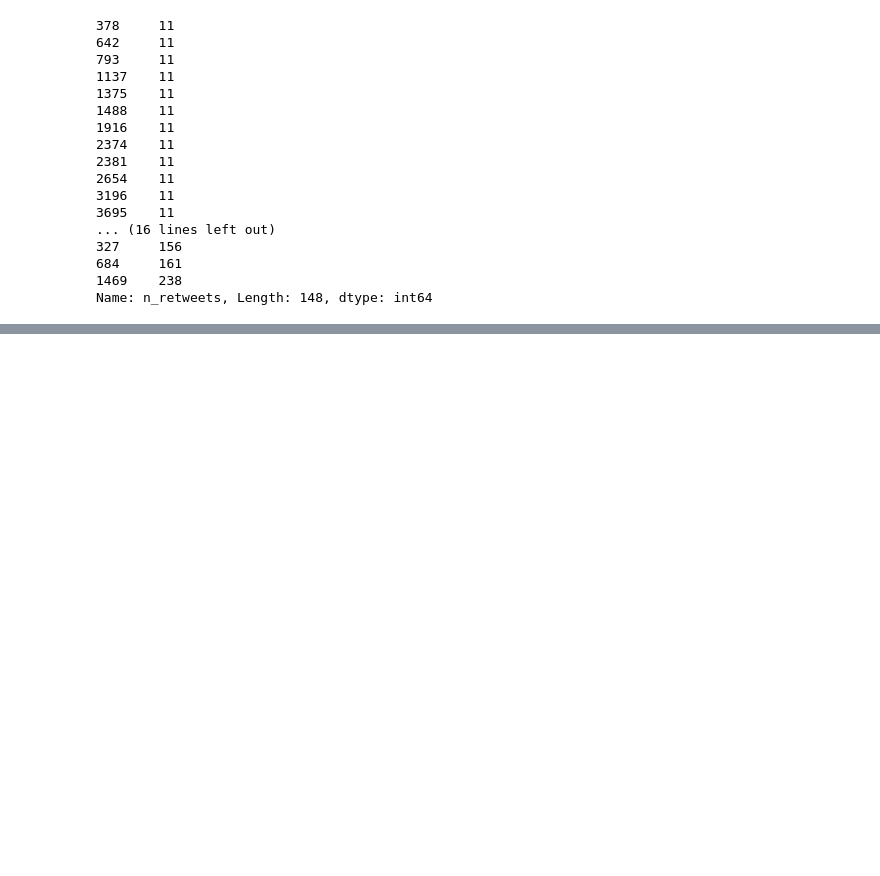
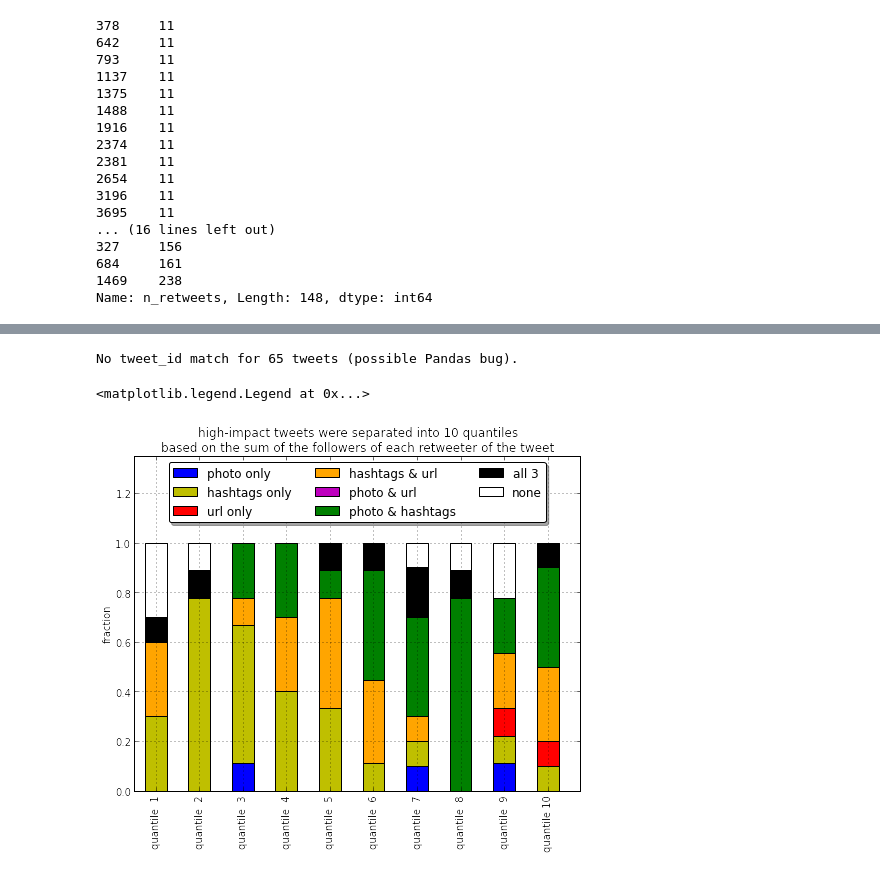
Before and after one commit to chrisjryan/social-media-impact-analysis, a Jupyter notebook: eda.ipynb, the cells around one changed output, grey strips where cells are left out. Saved outputs shown, nothing was run; the diff lists cells and outputs as text; code cells hidden in the pictures; blank space fills up the shorter version.

```diff
--- a/eda.ipynb
+++ b/eda.ipynb
@@ -284,0 +325,32 @@ axes[2].set_title('>5 retweets')
+# %%
+# note: 65 of the 315 tweets_ids here have no match due to a
+# possible Pandas bug (see above).
+
+import numpy
+
+# get a DataFrame of all tweets with >5 rewteets:
+# set tweet ID as the indix in the dataframe:
+tweets_sq_morethan5 = tweets_sq[retweets_morethan5]
+tweets_sq_morethan5 = tweets_sq_morethan5.set_index('tweet_id')
+tweets_sq_morethan5['summedDC'] = numpy.nan
+
+# load the data you retreived from the Twitter API:
+# (contains info about the number of followers each retweeter has)
+dlist = load_json('retweeter_info_total.json')
+tweetID_summedDC = {d['tweet_id']:sum(d['retweeters'].values()) for d in dlist}
+
+# add the data from the file to our data frame:
+nomatch_count = 0
+for tid in tweets_sq_morethan5.index:
+    try:
+        tweets_sq_morethan5['summedDC'][tid] = tweetID_summedDC[str(tid)]
+    except KeyError:
+#         print 'No tweet_id match for %i (possible Pandas bug).' % tid
+        nomatch_count += 1
+
+print 'No tweet_id match for %i tweets (possible Pandas bug).' % nomatch_count
+
+# drop the row where no tweet_id match was found:
+tweets_sq_morethan5 = tweets_sq_morethan5.dropna(subset=['summedDC'])
+# %% [output]
+No tweet_id match for 65 tweets (possible Pandas bug).
@@ -284,0 +374,26 @@ axes[2].set_title('>5 retweets')
+# %%
+# group the data into 10 disjoint quantiles based on summedDC:
+
+quantile_lowerlimit = [i/10.0 for i in range(10)]
+quantilegroups_boolvecs = []
+
+for ql in quantile_lowerlimits:
+    quantilelim_lower = tweets_sq_morethan5_orig.quantile(ql)['summedDC']
+    quantilelim_upper = tweets_sq_morethan5_orig.quantile(ql+0.1)['summedDC']
+
+    if ql != max(quantile_lowerlimits):
+        quantilegroups_boolvecs.append([sdc >= quantilelim_lower and sdc < quantilelim_upper \
+                                  for sdc in tweets_sq_morethan5_orig['summedDC']])
+    else:
+        quantilegroups_boolvecs.append([sdc >= quantilelim_lower and sdc <= quantilelim_upper \
+                                  for sdc in tweets_sq_morethan5_orig['summedDC']])
+
+# A list of 10 DataFrames containing the data broken into 10 quantiles
+# on the summedDC calculation:
+quantiles = [tweets_sq_morethan5_orig[bv] for bv in quantilegroups_boolvecs]
+# %%
+typecounts = [[sum(s) for s in get_boolvecs_phu(q)]
+              for q in quantiles]
+
+# convert from counts to fractions of each category:
+typefrac = [[t/float(sum(q)) for t in q] for q in typecounts]
@@ -284,0 +411,16 @@ axes[2].set_title('>5 retweets')
+# %%
+idx_lab = ['photo only', 'hashtags only', 'url only', 'hashtags & url', \
+           'photo & url', 'photo & hashtags', 'all 3', 'none']
+
+quantiles_df = pandas.DataFrame({'quantile %2i' % (idx+1):t for idx,t in enumerate(typefrac)})
+quantiles_df = quantiles_df.transpose()
+quantiles_df.columns = idx_lab
+ax = quantiles_df.plot(kind='bar', stacked=True, figsize=(8, 6), color=['b','y','r','orange','m','g','k','w'])
+ax.set_title('high-impact tweets were separated into 10 quantiles \n'+\
+             'based on the sum of the followers of each retweeter of the tweet')
+ax.set_ylabel('fraction')
+plt.ylim((0,1.35))
+ax.legend(loc='upper center', ncol=3, fancybox=True, shadow=True)
+# %% [output]
+<matplotlib.legend.Legend at 0x...>
+[figure, added]
```
Also changed, not shown: parts of 9 cells of this notebook, 6 other files.
